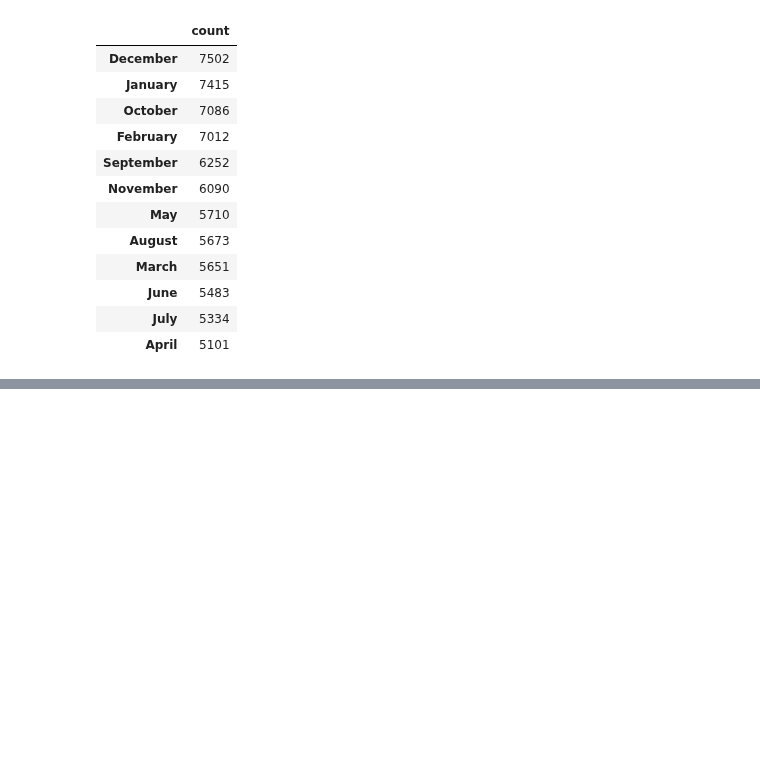
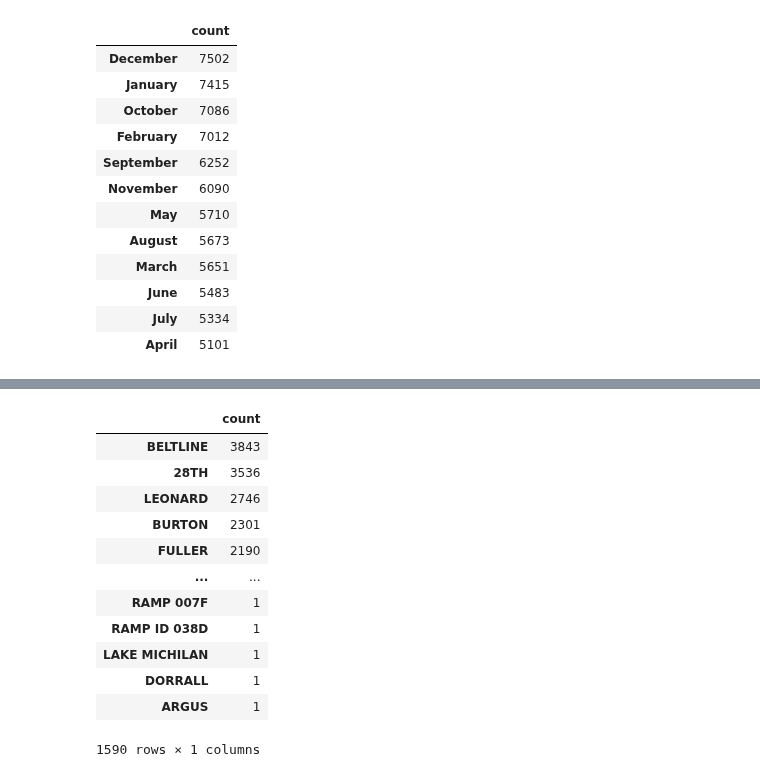
Before and after one commit to Ambush3/GR_Crash_Data, a Jupyter notebook: Crash.ipynb, the cells around one changed output, grey strips where cells are left out. Cells and saved outputs as stored; diff of their text form; code cells hidden in the pictures; blank space fills up the shorter version.

```diff
--- a/Crash.ipynb
+++ b/Crash.ipynb
@@ -176,0 +211,16 @@ df['DRIVER1SEX'].value_counts().to_frame('count')
+# %%
+df2['PRNAME'].value_counts().to_frame('count')
+# %% [output]
+|  | count |
+| BELTLINE | 3843 |
+| 28TH | 3536 |
+| LEONARD | 2746 |
+| BURTON | 2301 |
+| FULLER | 2190 |
+| ... | ... |
+| RAMP 007F | 1 |
+| RAMP ID 038D | 1 |
+| LAKE MICHILAN | 1 |
+| DORRALL | 1 |
+| ARGUS | 1 |
+1590 rows × 1 columns
```
Also changed, not shown: parts of 8 cells of this notebook, 2 other files.
